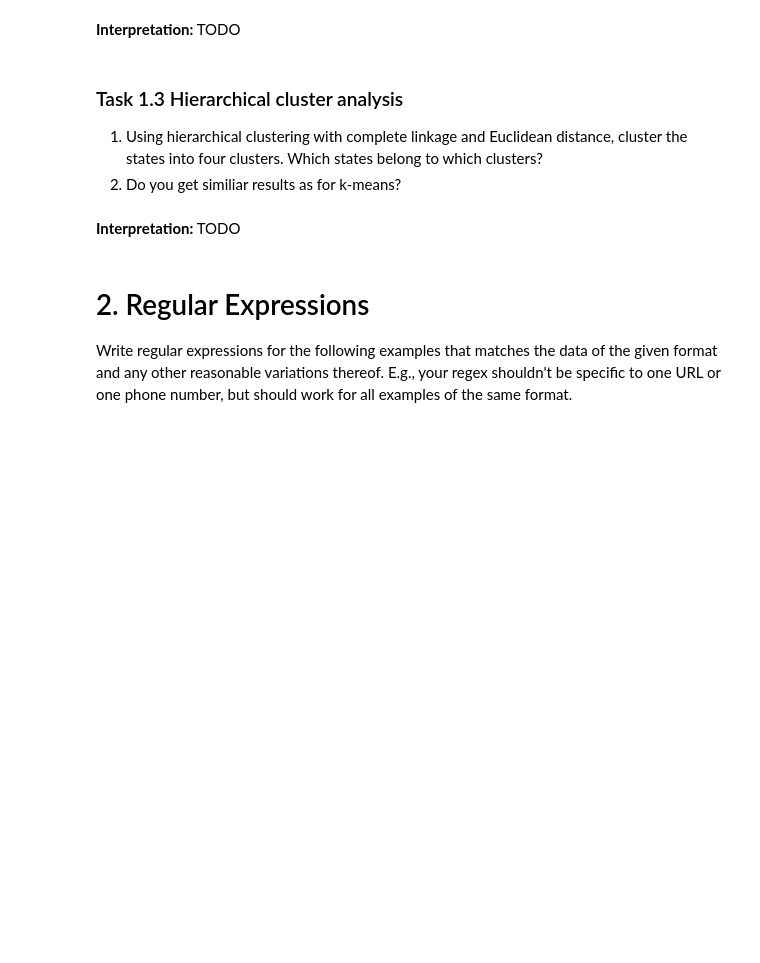
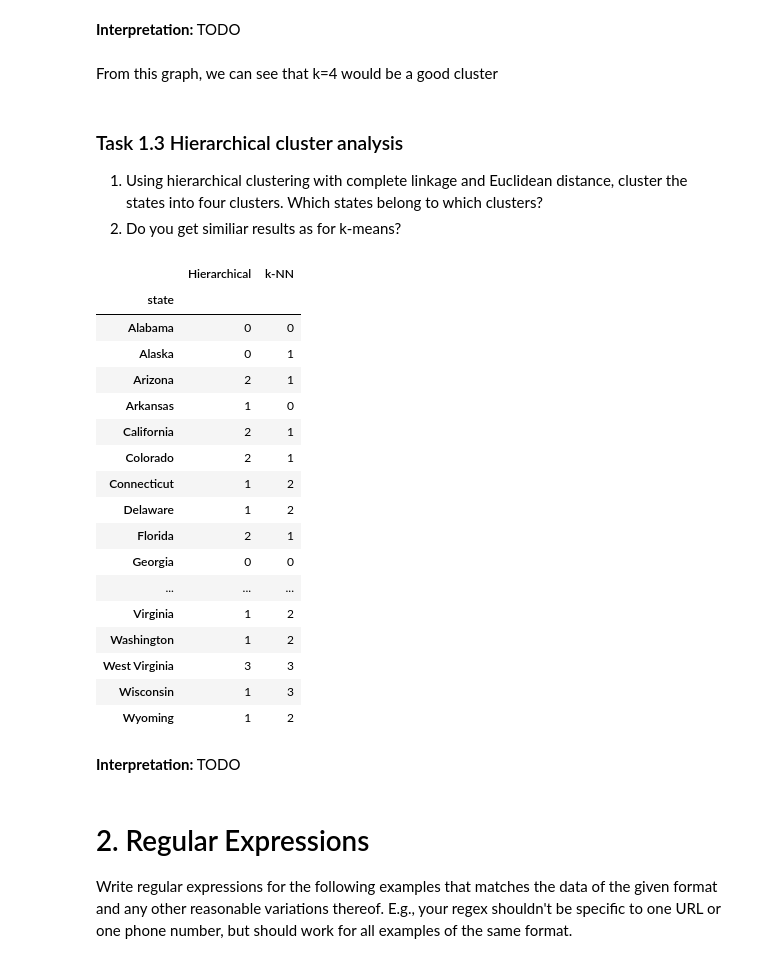
Before and after one commit to tjtiner/datasciencecourse, a Jupyter notebook: HW8/2018-HW8.ipynb, the cells around one changed output. Cells and saved outputs as stored; diff of their text form; code cells hidden in the pictures; blank space fills up the shorter version.

```diff
--- a/HW8/2018-HW8.ipynb
+++ b/HW8/2018-HW8.ipynb
@@ -85,0 +88,4 @@ ValueError: scatter requires x column to be numeric
+# %%
+y_pred = KMeans(n_clusters=4, n_init=10, init='random', max_iter=10).fit_predict(X)
+state_clusters = pd.DataFrame({'state':df['State'], 'cluster':y_pred})
+state_clusters.set_index('state')
@@ -86,5 +227,7 @@ ValueError: scatter requires x column to be numeric
 # %% [markdown]
 **Interpretation:** TODO
+# %% [markdown]
+From this graph, we can see that k=4 would be a good cluster
 # %% [markdown]
 ### Task 1.3 Hierarchical cluster analysis
 
@@ -95,3 +236,27 @@ ValueError: scatter requires x column to be numeric
+# %%
+agg_cluster_model = AgglomerativeClustering(linkage="complete", affinity='euclidean', n_clusters=4)
+y_pred_hie = agg_cluster_model.fit_predict(X)
+state_clusters = pd.DataFrame({'state':df['State'], 'k-NN':y_pred, 'Hierarchical':y_pred_hie})
+state_clusters.set_index('state')
+# %% [output]
+|  | Hierarchical | k-NN |
+| state |  |  |
+| Alabama | 0 | 0 |
+| Alaska | 0 | 1 |
+| Arizona | 2 | 1 |
+| Arkansas | 1 | 0 |
+| California | 2 | 1 |
+| Colorado | 2 | 1 |
+| Connecticut | 1 | 2 |
+| Delaware | 1 | 2 |
+| Florida | 2 | 1 |
+| Georgia | 0 | 0 |
+| ... | ... | ... |
+| Virginia | 1 | 2 |
+| Washington | 1 | 2 |
+| West Virginia | 3 | 3 |
+| Wisconsin | 1 | 3 |
+| Wyoming | 1 | 2 |
 # %% [markdown]
 **Interpretation:** TODO
 # %% [markdown]
```
Also changed, not shown: parts of 12 cells of this notebook.
